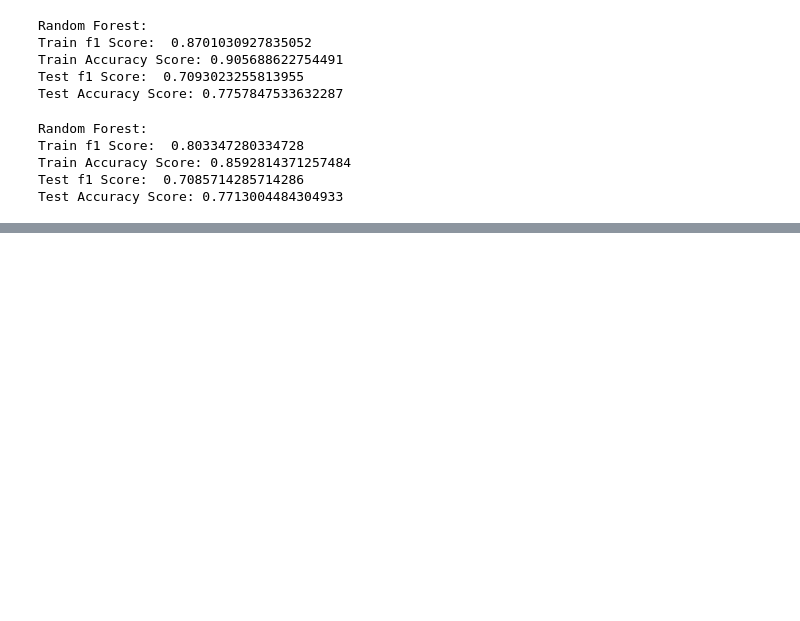
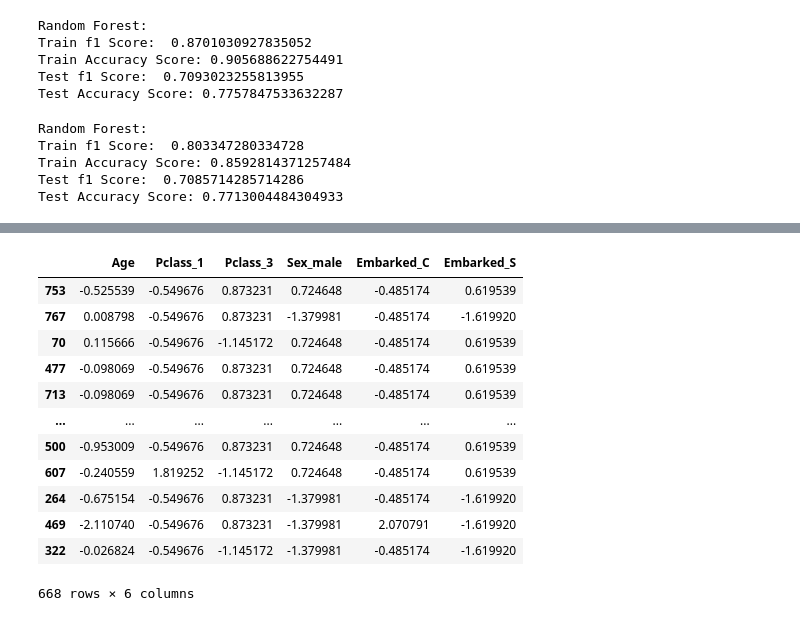
Before and after one commit to blantj/Titanic_Survival_Classification, a Jupyter notebook: Modeling-Title-Impute.ipynb, the cells around one changed output, grey strips where cells are left out. Saved outputs shown, nothing was run; the diff lists cells and outputs as text; code cells hidden in the pictures; blank space fills up the shorter version.

```diff
--- a/Modeling-Title.ipynb
+++ b/Modeling-Title-Impute.ipynb
@@ -568,10 +569,3 @@ Fit and evaluate voting classifier
 # %%
-vc = VotingClassifier([('svc', svc), ('rf', rf)], voting='soft', weights=[1, 0])
-vc.fit(x_train, y_train)
-y_train_pred_vc = vc.predict(x_train)
-y_test_pred_vc = vc.predict(x_test)
-print('Voting Classifier: ')
-print('Train f1 Score: ', f1_score(y_train, y_train_pred_vc))
-print('Train Accuracy Score:', accuracy_score(y_train, y_train_pred_vc))
-print('Test f1 Score: ', f1_score(y_test, y_test_pred_vc))
-print('Test Accuracy Score:', accuracy_score(y_test, y_test_pred_vc))
+deploy_df = pd.read_csv('Data/test.csv')
+deploy_df.head()
@@ -577,0 +708,16 @@ print('Test Accuracy Score:', accuracy_score(y_test, y_test_pred_vc))
+# %%
+x_train
+# %% [output]
+|  | Age | Pclass_1 | Pclass_3 | Sex_male | Embarked_C | Embarked_S |
+| 753 | -0.525539 | -0.549676 | 0.873231 | 0.724648 | -0.485174 | 0.619539 |
+| 767 | 0.008798 | -0.549676 | 0.873231 | -1.379981 | -0.485174 | -1.619920 |
+| 70 | 0.115666 | -0.549676 | -1.145172 | 0.724648 | -0.485174 | 0.619539 |
+| 477 | -0.098069 | -0.549676 | 0.873231 | 0.724648 | -0.485174 | 0.619539 |
+| 713 | -0.098069 | -0.549676 | 0.873231 | 0.724648 | -0.485174 | 0.619539 |
+| ... | ... | ... | ... | ... | ... | ... |
+| 500 | -0.953009 | -0.549676 | 0.873231 | 0.724648 | -0.485174 | 0.619539 |
+| 607 | -0.240559 | 1.819252 | -1.145172 | 0.724648 | -0.485174 | 0.619539 |
+| 264 | -0.675154 | -0.549676 | 0.873231 | -1.379981 | -0.485174 | -1.619920 |
+| 469 | -2.110740 | -0.549676 | 0.873231 | -1.379981 | 2.070791 | -1.619920 |
+| 322 | -0.026824 | -0.549676 | -1.145172 | -1.379981 | -0.485174 | -1.619920 |
+668 rows × 6 columns
```
Also changed, not shown: parts of 16 cells of this notebook, 3 other files.
